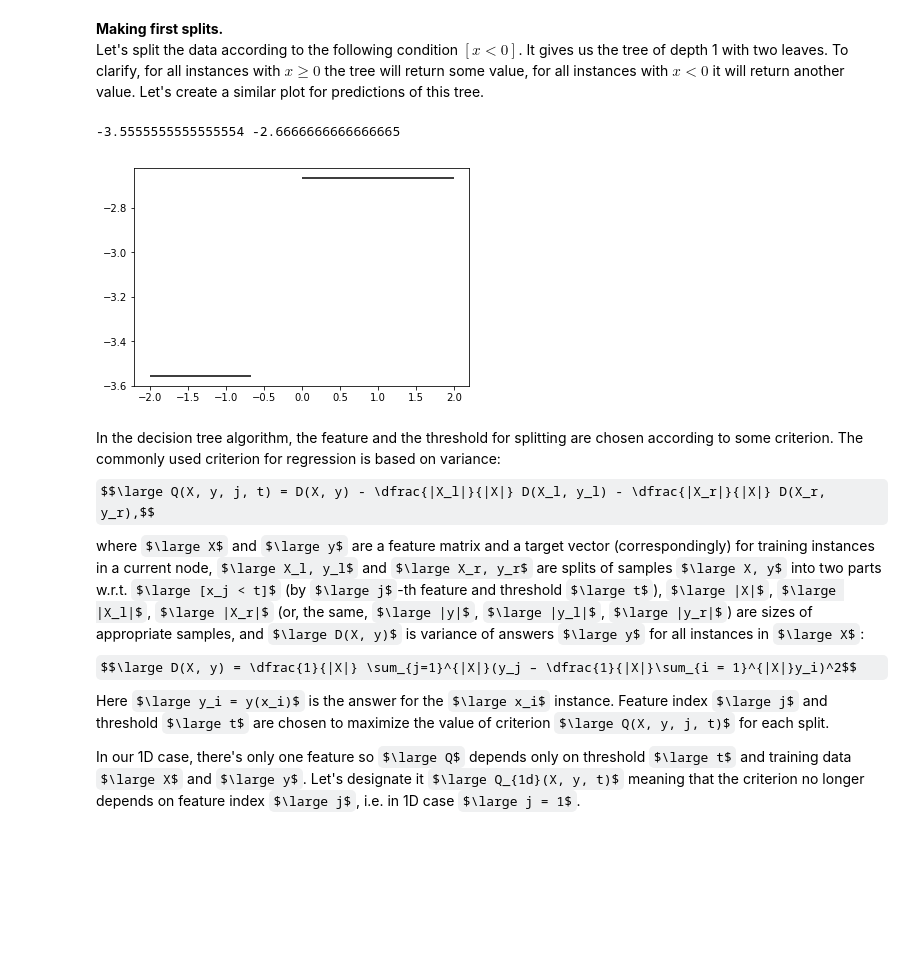
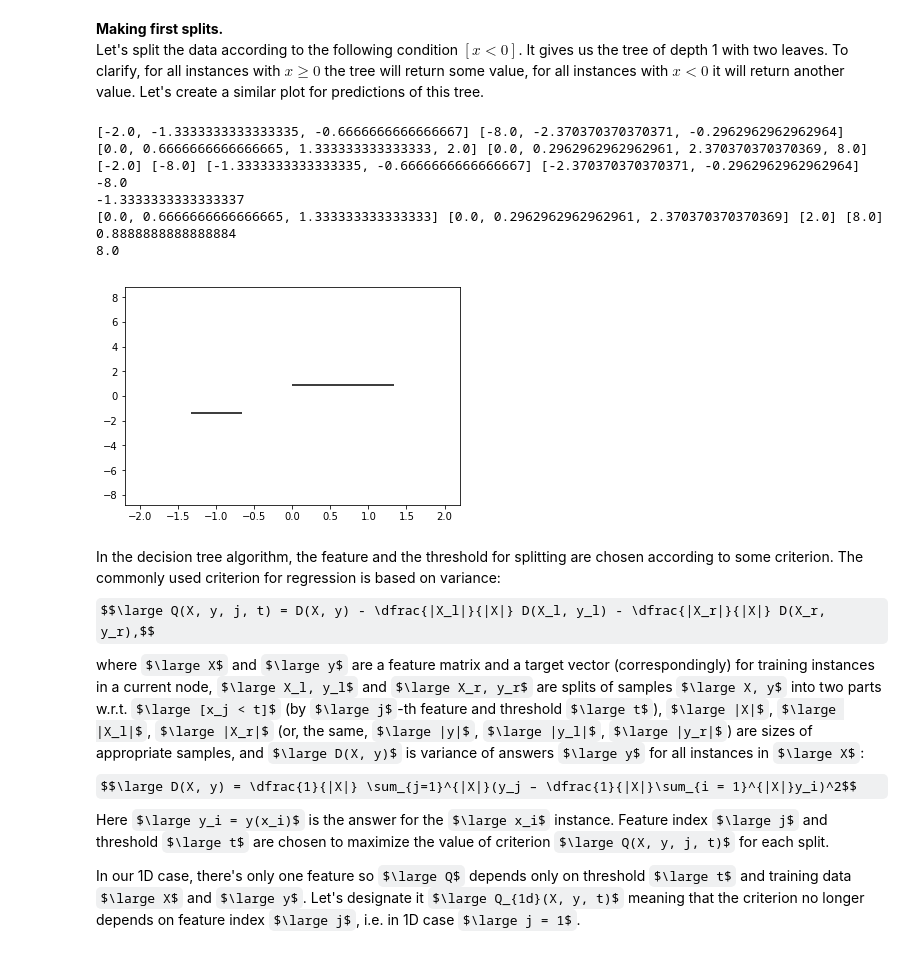
Before and after one commit to bukashu/mlcourse.ai, a Jupyter notebook: jupyter_english/assignments_fall2019/assignment2_part1_decision_trees.ipynb, the cells around one changed output. Drawn from its saved outputs; the diff is of its cells as text; code cells hidden in the pictures; some formulas as TeX source; blank space fills up the shorter version.

```diff
--- a/jupyter_english/assignments_fall2019/assignment2_part1_decision_trees.ipynb
+++ b/jupyter_english/assignments_fall2019/assignment2_part1_decision_trees.ipynb
@@ -72,14 +73,47 @@ print(node(X,y))
 # %% [markdown]
 **Making first splits.**
 <br>Let's split the data according to the following condition $[x < 0]$. It gives us the tree of depth 1 with two leaves. To clarify, for all instances with $x \geqslant 0$ the tree will return some value, for all instances with $x < 0$ it will return another value. Let's create a similar plot for predictions of this tree.
-# %%
-# You code here
-left_l = [each for each in X if each<0]
-right_l = [each for each in X if each>=0]
-print(node(left_l,y), node(right_l,y))
-# %% [output]
--3.5555555555555554 -2.6666666666666665
-[figure, removed]
+# %%
+# You code here
+def split(X,y,t):
+    left_x = []
+    left_y = []
+    right_x = []
+    right_y = []
+
+    for i in range(len(X)):
+        if X[i]<t:
+            left_x.append(X[i])
+            left_y.append(y[i])
+        else:
+            right_x.append(X[i])
+            right_y.append(y[i])
+    return left_x, left_y, right_x, right_y
+
+def internal_leaf(X,y,T):
+    if not any (T):
+        return leaf_node(X,y)
+
+    i = len(T)//2
+    #print(T[i])
+    Xl,yl,Xr,yr = split(X,y,T[i])
+    print(Xl,yl,Xr,yr)
+    internal_leaf(Xl,yl,T[:i])
+    internal_leaf(Xr,yr,T[i+1:])
+
+
+#print(internal_leaf(X,y,0,1))
+T = [0]
+internal_leaf (X,y,T)
+# %% [output]
+[-2.0, -1.3333333333333335, -0.6666666666666667] [-8.0, -2.370370370370371, -0.2962962962962964] [0.0, 0.6666666666666665, 1.333333333333333, 2.0] [0.0, 0.2962962962962961, 2.370370370370369, 8.0]
+[-2.0] [-8.0] [-1.3333333333333335, -0.6666666666666667] [-2.370370370370371, -0.2962962962962964]
+-8.0
+-1.3333333333333337
+[0.0, 0.6666666666666665, 1.333333333333333] [0.0, 0.2962962962962961, 2.370370370370369] [2.0] [8.0]
+0.8888888888888884
+8.0
+[figure, added]
 # %% [markdown]
 In the decision tree algorithm, the feature and the threshold for splitting are chosen according to some criterion. The commonly used criterion for regression is based on variance: $$\large Q(X, y, j, t) = D(X, y) - \dfrac{|X_l|}{|X|} D(X_l, y_l) - \dfrac{|X_r|}{|X|} D(X_r, y_r),$$
 where $\large X$ and $\large y$ are a feature matrix and a target vector (correspondingly) for training instances in a current node, $\large X_l, y_l$ and $\large X_r, y_r$ are splits of samples $\large X, y$ into two parts w.r.t. $\large [x_j < t]$ (by $\large j$-th feature and threshold $\large t$), $\large |X|$, $\large |X_l|$, $\large |X_r|$ (or, the same, $\large |y|$, $\large |y_l|$, $\large |y_r|$) are sizes of appropriate samples, and $\large D(X, y)$ is variance of answers $\large y$ for all instances in $\large X$:
```
Also changed, not shown: parts of 14 cells of this notebook, 1 other file.
